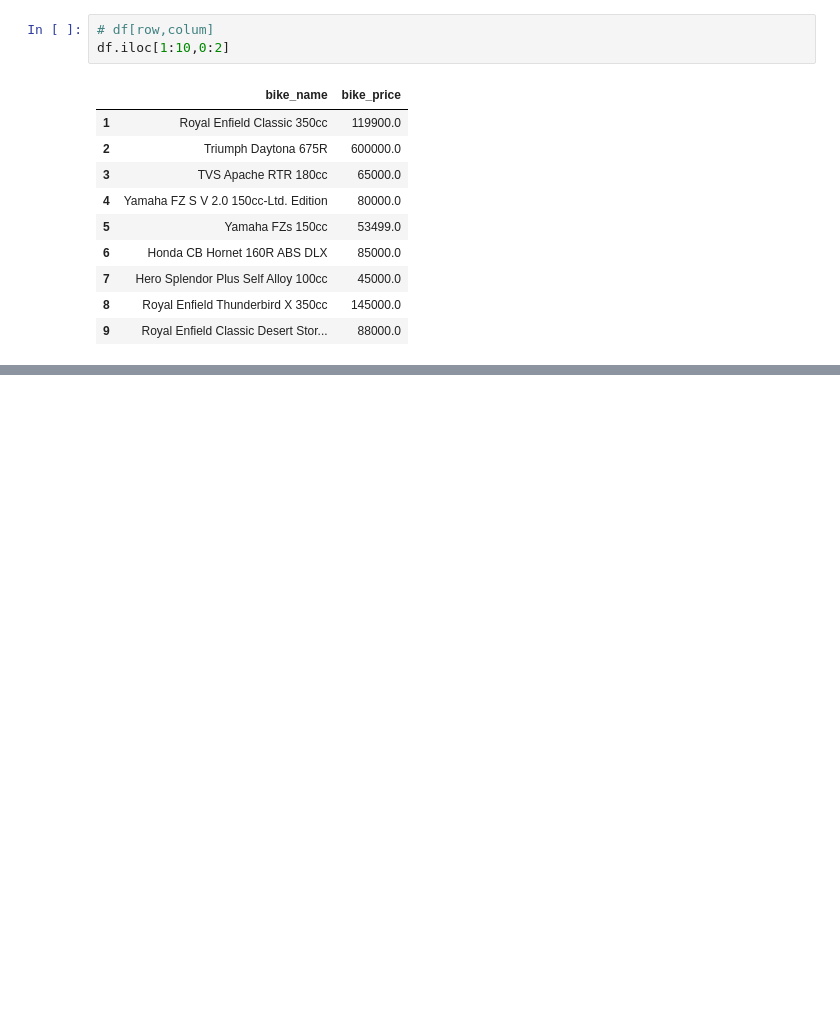
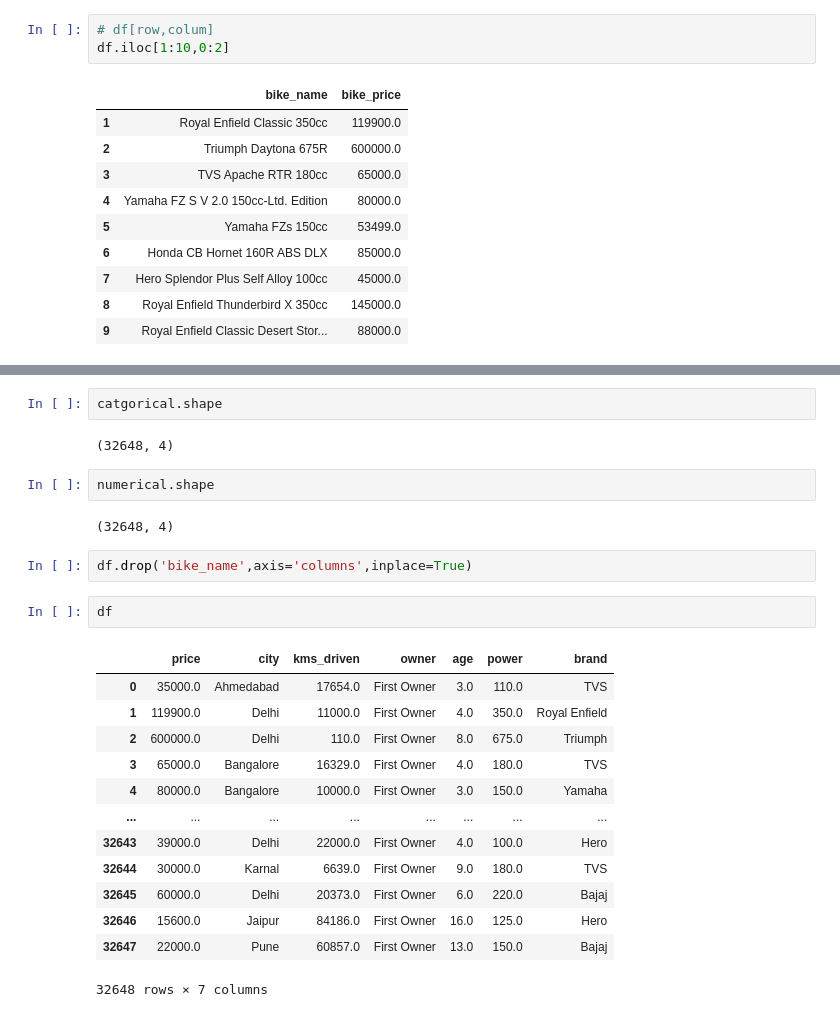
Before and after one commit to upflairs-pvt-ltd/1st_june_data_science, a Jupyter notebook: pandas.ipynb, the cells around one changed output, grey strips where cells are left out. Saved outputs shown, nothing was run; the diff lists cells and outputs as text; blank space fills up the shorter version.

```diff
--- a/pandas.ipynb
+++ b/pandas.ipynb
@@ -413,0 +486,26 @@ df.iloc[1:10,0:2]
+# %%
+catgorical.shape
+# %% [output]
+(32648, 4)
+# %%
+numerical.shape
+# %% [output]
+(32648, 4)
+# %%
+df.drop('bike_name',axis='columns',inplace=True)
+# %%
+df
+# %% [output]
+|  | price | city | kms_driven | owner | age | power | brand |
+| 0 | 35000.0 | Ahmedabad | 17654.0 | First Owner | 3.0 | 110.0 | TVS |
+| 1 | 119900.0 | Delhi | 11000.0 | First Owner | 4.0 | 350.0 | Royal Enfield |
+| 2 | 600000.0 | Delhi | 110.0 | First Owner | 8.0 | 675.0 | Triumph |
+| 3 | 65000.0 | Bangalore | 16329.0 | First Owner | 4.0 | 180.0 | TVS |
+| 4 | 80000.0 | Bangalore | 10000.0 | First Owner | 3.0 | 150.0 | Yamaha |
+| ... | ... | ... | ... | ... | ... | ... | ... |
+| 32643 | 39000.0 | Delhi | 22000.0 | First Owner | 4.0 | 100.0 | Hero |
+| 32644 | 30000.0 | Karnal | 6639.0 | First Owner | 9.0 | 180.0 | TVS |
+| 32645 | 60000.0 | Delhi | 20373.0 | First Owner | 6.0 | 220.0 | Bajaj |
+| 32646 | 15600.0 | Jaipur | 84186.0 | First Owner | 16.0 | 125.0 | Hero |
+| 32647 | 22000.0 | Pune | 60857.0 | First Owner | 13.0 | 150.0 | Bajaj |
+32648 rows × 7 columns
```
Also changed, not shown: parts of 40 cells of this notebook, 1 other file.
